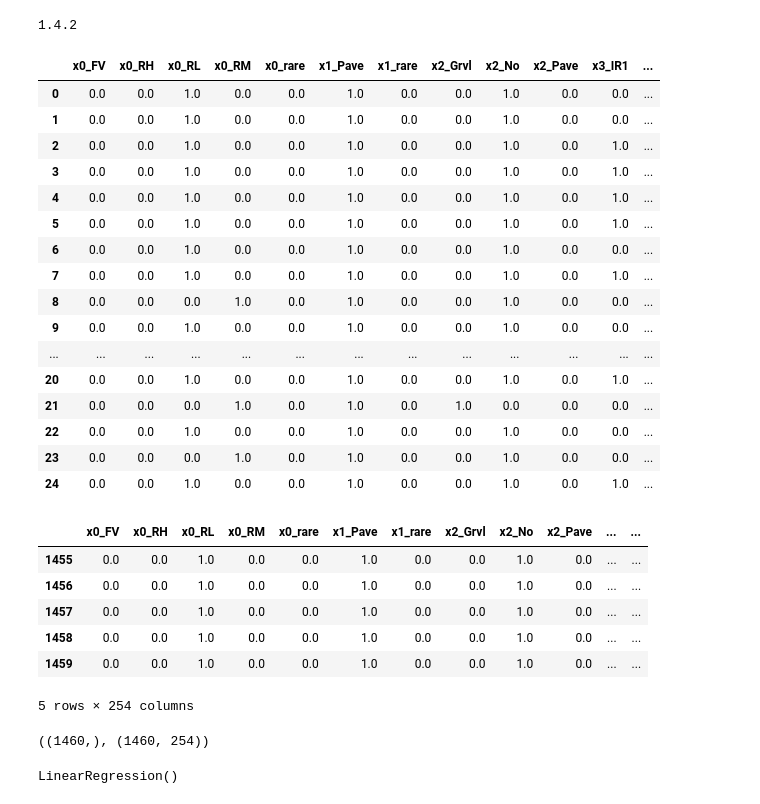
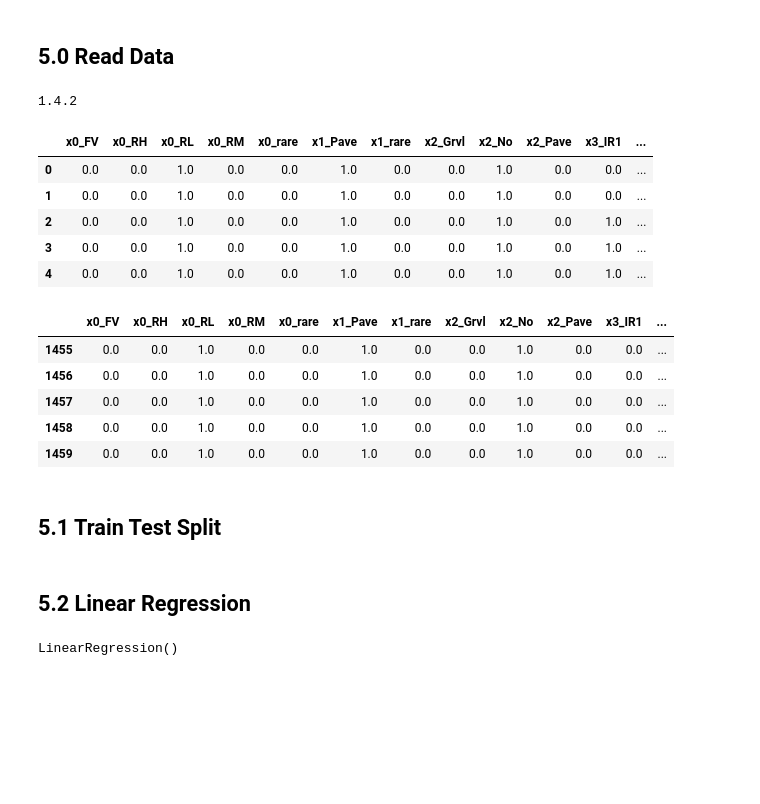
Before and after one commit to alankar23/House_Prices_Pridiction, a Jupyter notebook: model.ipynb, the cells around one changed output. Saved outputs shown, nothing was run; the diff lists cells and outputs as text; code cells hidden in the pictures; blank space fills up the shorter version.

```diff
--- a/model.ipynb
+++ b/model.ipynb
@@ -1,3 +3,5 @@
+# %% [markdown]
+## 5.0 Read Data
 # %%
 # check xgboost version
 import xgboost
@@ -15,50 +19,38 @@ data = pd.read_csv('xtrain.csv',index_col=0)
 target = pd.read_csv('train.csv')
 # %%
 # data.dropna(axis= 0, inplace=True)
-data.fillna(0, inplace=True)
+# data.fillna(0, inplace=True)
 target = data['SalePrice']
 data.drop('SalePrice',inplace=True, axis=1)
-data.drop('LotFrontage', inplace=True, axis=1)
-data.replace(np.inf, 0, inplace=True)
+# data.drop('LotFrontage', inplace=True, axis=1)
+# data.replace(np.inf, 0, inplace=True)
 # %%
 target = np.log(target)
 # %%
 pd.set_option('display.max_columns', None)
-data.head(25)
+data.head()
 # %% [output]
 |  | x0_FV | x0_RH | x0_RL | x0_RM | x0_rare | x1_Pave | x1_rare | x2_Grvl | x2_No | x2_Pave | x3_IR1 | ... |
 | 0 | 0.0 | 0.0 | 1.0 | 0.0 | 0.0 | 1.0 | 0.0 | 0.0 | 1.0 | 0.0 | 0.0 | ... |
 | 1 | 0.0 | 0.0 | 1.0 | 0.0 | 0.0 | 1.0 | 0.0 | 0.0 | 1.0 | 0.0 | 0.0 | ... |
 | 2 | 0.0 | 0.0 | 1.0 | 0.0 | 0.0 | 1.0 | 0.0 | 0.0 | 1.0 | 0.0 | 1.0 | ... |
 | 3 | 0.0 | 0.0 | 1.0 | 0.0 | 0.0 | 1.0 | 0.0 | 0.0 | 1.0 | 0.0 | 1.0 | ... |
 | 4 | 0.0 | 0.0 | 1.0 | 0.0 | 0.0 | 1.0 | 0.0 | 0.0 | 1.0 | 0.0 | 1.0 | ... |
-| 5 | 0.0 | 0.0 | 1.0 | 0.0 | 0.0 | 1.0 | 0.0 | 0.0 | 1.0 | 0.0 | 1.0 | ... |
-| 6 | 0.0 | 0.0 | 1.0 | 0.0 | 0.0 | 1.0 | 0.0 | 0.0 | 1.0 | 0.0 | 0.0 | ... |
-| 7 | 0.0 | 0.0 | 1.0 | 0.0 | 0.0 | 1.0 | 0.0 | 0.0 | 1.0 | 0.0 | 1.0 | ... |
-| 8 | 0.0 | 0.0 | 0.0 | 1.0 | 0.0 | 1.0 | 0.0 | 0.0 | 1.0 | 0.0 | 0.0 | ... |
-| 9 | 0.0 | 0.0 | 1.0 | 0.0 | 0.0 | 1.0 | 0.0 | 0.0 | 1.0 | 0.0 | 0.0 | ... |
-| ... | ... | ... | ... | ... | ... | ... | ... | ... | ... | ... | ... | ... |
-| 20 | 0.0 | 0.0 | 1.0 | 0.0 | 0.0 | 1.0 | 0.0 | 0.0 | 1.0 | 0.0 | 1.0 | ... |
-| 21 | 0.0 | 0.0 | 0.0 | 1.0 | 0.0 | 1.0 | 0.0 | 1.0 | 0.0 | 0.0 | 0.0 | ... |
-| 22 | 0.0 | 0.0 | 1.0 | 0.0 | 0.0 | 1.0 | 0.0 | 0.0 | 1.0 | 0.0 | 0.0 | ... |
-| 23 | 0.0 | 0.0 | 0.0 | 1.0 | 0.0 | 1.0 | 0.0 | 0.0 | 1.0 | 0.0 | 0.0 | ... |
-| 24 | 0.0 | 0.0 | 1.0 | 0.0 | 0.0 | 1.0 | 0.0 | 0.0 | 1.0 | 0.0 | 1.0 | ... |
 # %%
 data.tail()
 # %% [output]
-|  | x0_FV | x0_RH | x0_RL | x0_RM | x0_rare | x1_Pave | x1_rare | x2_Grvl | x2_No | x2_Pave | ... | ... |
-| 1455 | 0.0 | 0.0 | 1.0 | 0.0 | 0.0 | 1.0 | 0.0 | 0.0 | 1.0 | 0.0 | ... | ... |
-| 1456 | 0.0 | 0.0 | 1.0 | 0.0 | 0.0 | 1.0 | 0.0 | 0.0 | 1.0 | 0.0 | ... | ... |
-| 1457 | 0.0 | 0.0 | 1.0 | 0.0 | 0.0 | 1.0 | 0.0 | 0.0 | 1.0 | 0.0 | ... | ... |
-| 1458 | 0.0 | 0.0 | 1.0 | 0.0 | 0.0 | 1.0 | 0.0 | 0.0 | 1.0 | 0.0 | ... | ... |
-| 1459 | 0.0 | 0.0 | 1.0 | 0.0 | 0.0 | 1.0 | 0.0 | 0.0 | 1.0 | 0.0 | ... | ... |
+|  | x0_FV | x0_RH | x0_RL | x0_RM | x0_rare | x1_Pave | x1_rare | x2_Grvl | x2_No | x2_Pave | x3_IR1 | ... |
+| 1455 | 0.0 | 0.0 | 1.0 | 0.0 | 0.0 | 1.0 | 0.0 | 0.0 | 1.0 | 0.0 | 0.0 | ... |
+| 1456 | 0.0 | 0.0 | 1.0 | 0.0 | 0.0 | 1.0 | 0.0 | 0.0 | 1.0 | 0.0 | 0.0 | ... |
+| 1457 | 0.0 | 0.0 | 1.0 | 0.0 | 0.0 | 1.0 | 0.0 | 0.0 | 1.0 | 0.0 | 0.0 | ... |
+| 1458 | 0.0 | 0.0 | 1.0 | 0.0 | 0.0 | 1.0 | 0.0 | 0.0 | 1.0 | 0.0 | 0.0 | ... |
+| 1459 | 0.0 | 0.0 | 1.0 | 0.0 | 0.0 | 1.0 | 0.0 | 0.0 | 1.0 | 0.0 | 0.0 | ... |
-5 rows × 254 columns
-# %%
-target.shape, data.shape
-# %% [output]
-((1460,), (1460, 254))
+# %% [markdown]
+## 5.1 Train Test Split
 # %%
 xtrain, xtest, ytrain, ytest = train_test_split(data, target, test_size=0.3)
+# %% [markdown]
+## 5.2 Linear Regression
 # %%
 from sklearn.linear_model import LinearRegression
 # %%
```
Also changed, not shown: parts of 29 cells of this notebook.
